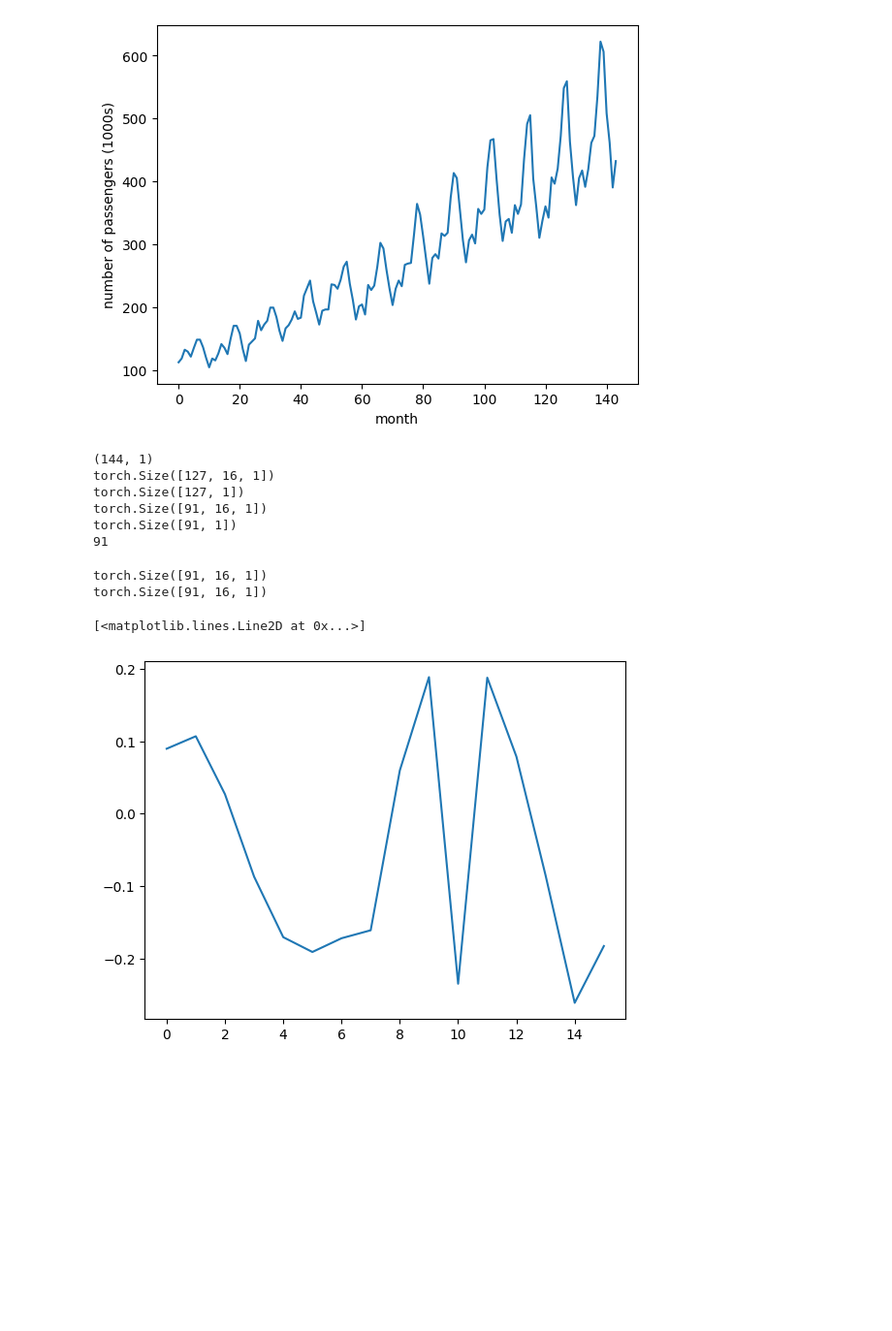
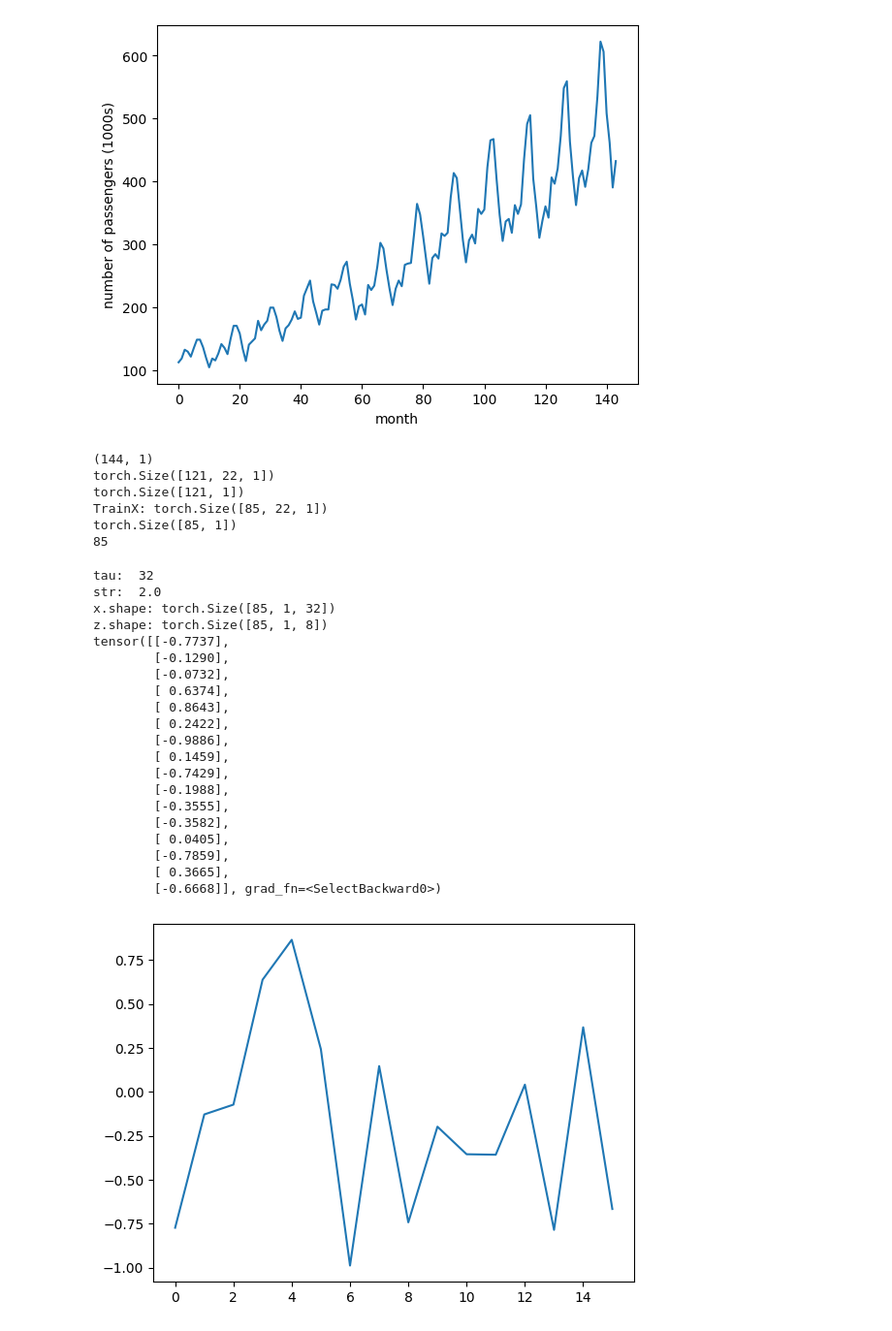
Before and after one commit to francomano/PSA-GAN, a Jupyter notebook: utils.ipynb, the cells around one changed output. Shown at 97% size. Cells and saved outputs as stored; diff of their text form; code cells hidden in the pictures; blank space fills up the shorter version.

Commit message:
Added preprocessing Generator

```diff
--- a/utils.ipynb
+++ b/utils.ipynb
@@ -39,7 +39,7 @@ def sliding_windows(data, seq_length):
 sc = MinMaxScaler()
 training_data = sc.fit_transform(training_set)
 
-seq_length = 16   #it is tau in the paper
+seq_length = 22  #it is tau in the paper
 x, y = sliding_windows(training_data, seq_length)
 
 
@@ -58,31 +58,54 @@ testY = torch.Tensor(np.array(y[train_size:len(y)]))
 print(training_data.shape)
 print(dataX.shape)
 print(dataY.shape)
-print(trainX.shape)               #batch_size, history_length, num_features)
+print('TrainX:',trainX.shape)               #batch_size, history_length, num_features)
 print(trainY.shape)
 print(trainX.size(0))
 # %% [output]
 (144, 1)
-torch.Size([127, 16, 1])
-torch.Size([127, 1])
-torch.Size([91, 16, 1])
-torch.Size([91, 1])
-91
+torch.Size([121, 22, 1])
+torch.Size([121, 1])
+TrainX: torch.Size([85, 22, 1])
+torch.Size([85, 1])
+85
 # %%
 import blocks
+embedding_dim=10
+embedding = nn.Embedding(trainX.size(0), embedding_dim)
+em = embedding(torch.tensor(np.array(range(trainX.size(0)))))
+em=em[:,None,:]
+#print("em.shape: ",em.shape)
 
-compressor=blocks.pool(trainX.size(0))
-z=compressor(trainX.reshape((trainX.shape[0],trainX.shape[2],trainX.shape[1]))) #Latent Space
-z=z.reshape((z.shape[0],z.shape[2],z.shape[1]))
+n=torch.rand(seq_length)
+#print(n)
 
-G=blocks.Generator(z.size(0))
-p=G(z)
+G=blocks.Generator(trainX.size(0), embedding_dim, seq_length)
 
-print(trainX.shape) #batch_size, hidden_length=8, num_features)
-print(p.shape)   #batch_size, fake_length=2^(n+3), num_features)
+p=G(n,em,trainX)
+
+#print(trainX.shape) #batch_size, hidden_length=8, num_features)
+#print(p.shape)   #batch_size, fake_length=2^(n+3), num_features)
 plt.plot(p[1].detach().numpy())
+print(p.shape)
 # %% [output]
-torch.Size([91, 16, 1])
-torch.Size([91, 16, 1])
+tau:  32
+str:  2.0
+x.shape: torch.Size([85, 1, 32])
+z.shape: torch.Size([85, 1, 8])
+tensor([[-0.7737],
+        [-0.1290],
+        [-0.0732],
+        [ 0.6374],
+        [ 0.8643],
+        [ 0.2422],
+        [-0.9886],
+        [ 0.1459],
+        [-0.7429],
+        [-0.1988],
+        [-0.3555],
+        [-0.3582],
+        [ 0.0405],
+        [-0.7859],
+        [ 0.3665],
+        [-0.6668]], grad_fn=<SelectBackward0>)
-[<matplotlib.lines.Line2D at 0x...>]
-[figure, old version]
+[figure, new version]
```
Also changed, not shown: 2 other files.
